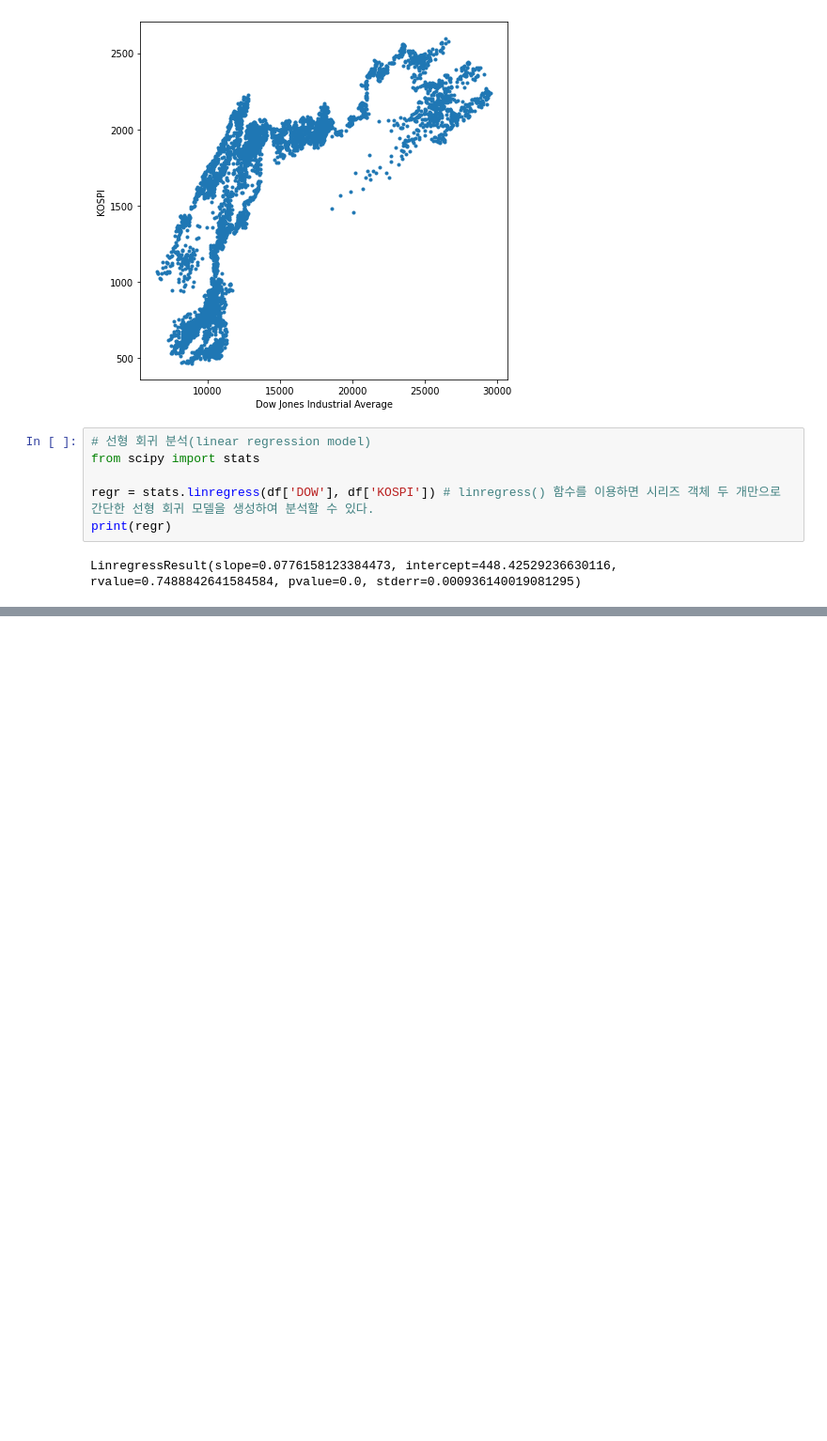
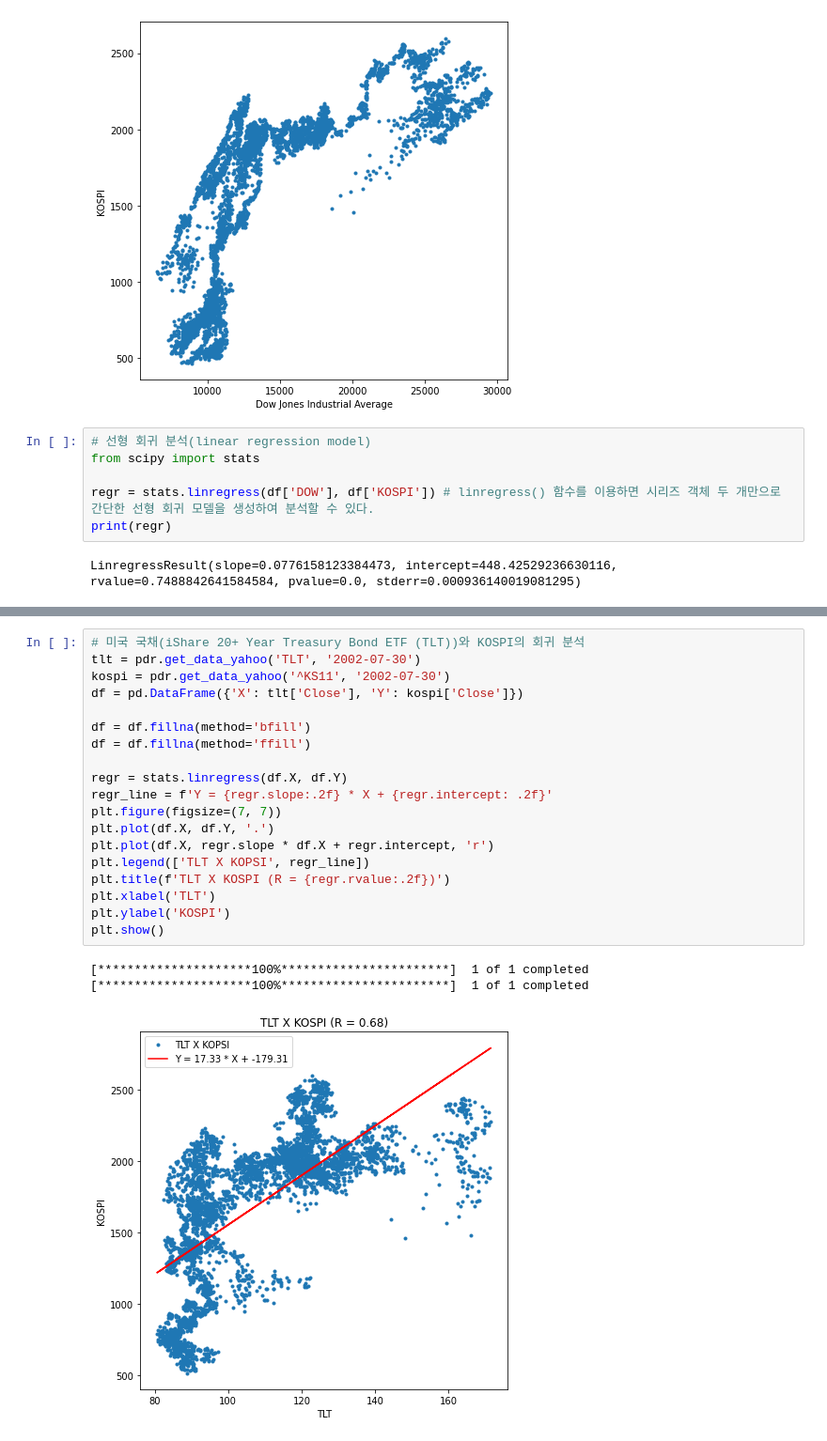
Before and after one commit to yeonhodev/python_stock_trading, a Jupyter notebook: kospi_dow_comparison.ipynb, the cells around one changed output, grey strips where cells are left out. Shown: that part at 94% size. Saved outputs shown, nothing was run; the diff lists cells and outputs as text; blank space fills up the shorter version.

```diff
--- a/kospi_dow_comparison.ipynb
+++ b/kospi_dow_comparison.ipynb
@@ -190,0 +254,23 @@ df.corr()
+# %%
+# 미국 국채(iShare 20+ Year Treasury Bond ETF (TLT))와 KOSPI의 회귀 분석
+tlt = pdr.get_data_yahoo('TLT', '2002-07-30')
+kospi = pdr.get_data_yahoo('^KS11', '2002-07-30')
+df = pd.DataFrame({'X': tlt['Close'], 'Y': kospi['Close']})
+
+df = df.fillna(method='bfill')
+df = df.fillna(method='ffill')
+
+regr = stats.linregress(df.X, df.Y)
+regr_line = f'Y = {regr.slope:.2f} * X + {regr.intercept: .2f}'
+plt.figure(figsize=(7, 7))
+plt.plot(df.X, df.Y, '.')
+plt.plot(df.X, regr.slope * df.X + regr.intercept, 'r')
+plt.legend(['TLT X KOPSI', regr_line])
+plt.title(f'TLT X KOSPI (R = {regr.rvalue:.2f})')
+plt.xlabel('TLT')
+plt.ylabel('KOSPI')
+plt.show()
+# %% [output]
+[*********************100%***********************]  1 of 1 completed
+[*********************100%***********************]  1 of 1 completed
+[figure, added]
```
Also changed, not shown: parts of 7 cells of this notebook.
